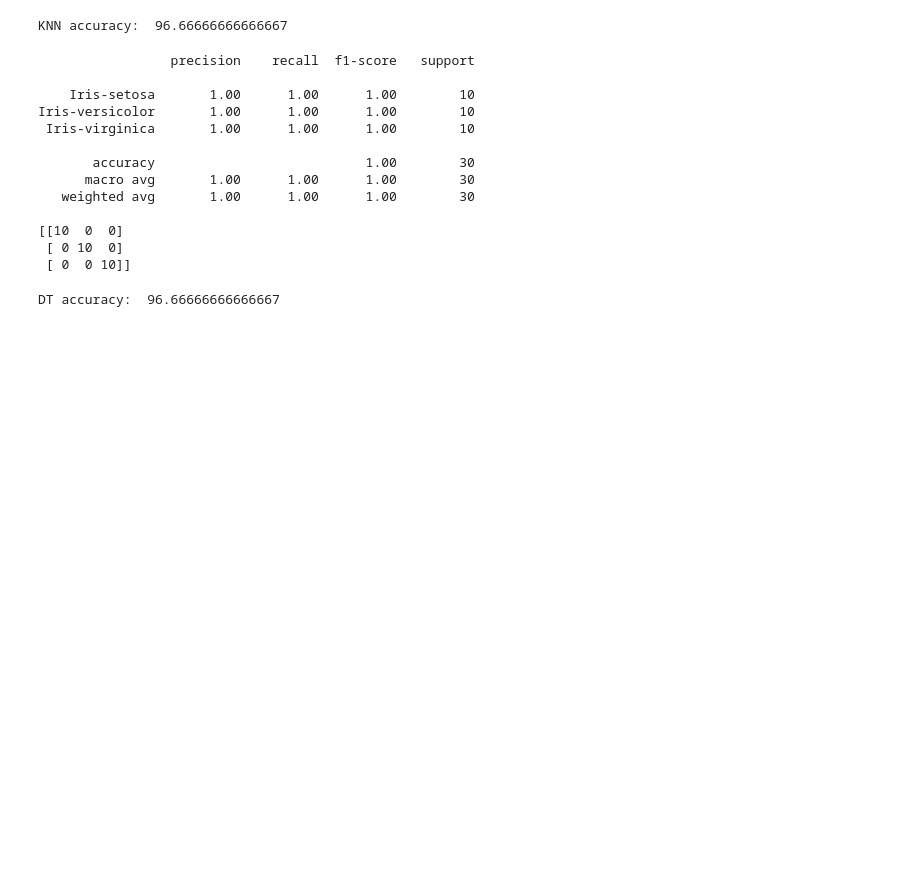
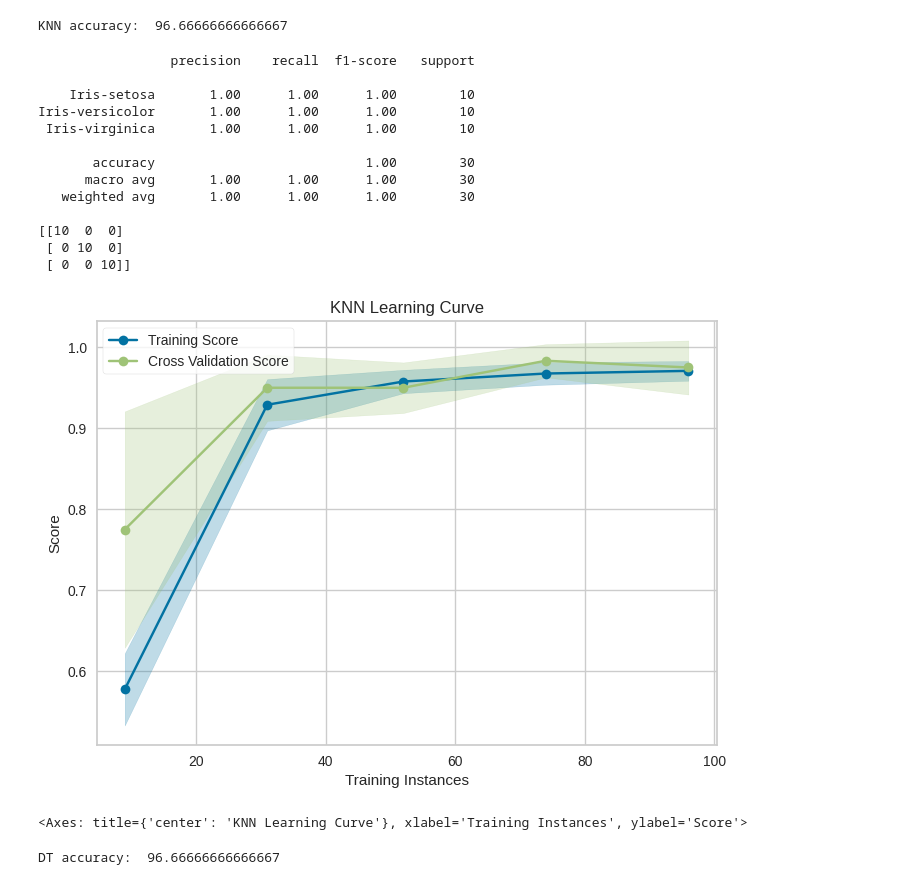
Before and after one commit to Nihal-Awad/Iris-Flower-Classification-using-ML, a Jupyter notebook: Iris_flowers_classification.ipynb, the cells around one changed output. Cells and saved outputs as stored; diff of their text form; code cells hidden in the pictures; blank space fills up the shorter version.

```diff
--- a/Iris_flowers_classification.ipynb
+++ b/Iris_flowers_classification.ipynb
@@ -304,6 +326,13 @@ Iris-versicolor       1.00      1.00      1.00        10
 [[10  0  0]
  [ 0 10  0]
  [ 0  0 10]]
+# %%
+visualizer = LearningCurve(knn, title='KNN Learning Curve')
+visualizer.fit(X_train, y_train)
+visualizer.show()
+# %% [output]
+[figure, added]
+<Axes: title={'center': 'KNN Learning Curve'}, xlabel='Training Instances', ylabel='Score'>
 # %%
 # Decision Tree
 dt = DecisionTreeClassifier()
```
Also changed, not shown: parts of 4 cells of this notebook.
